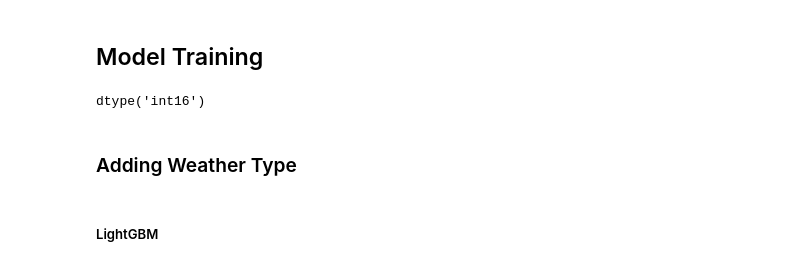
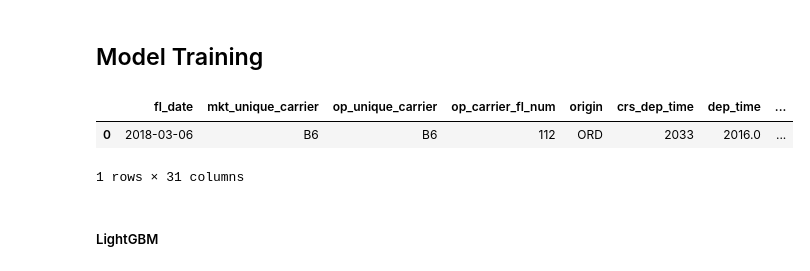
Before and after one commit to sambady3/Predicting-Flight-Delays, a Jupyter notebook: Model_Iterations/Craig - Model_Iterations_02.ipynb, the cells around one changed output. Drawn from its saved outputs; the diff is of its cells as text; code cells hidden in the pictures.

```diff
--- a/Model_Iterations/Craig - Model_Iterations_02.ipynb
+++ b/Model_Iterations/Craig - Model_Iterations_02.ipynb
@@ -158,9 +112,9 @@ df_flight_info["weather_type"] = df_flight_info["weather_type"].astype('category
 df_flight_info["flight_number"] = df_flight_info["flight_number"].astype('category').cat.codes
-# %%
-df_flight_info['flight_number'].dtype
-# %% [output]
-dtype('int16')
-# %% [markdown]
-### Adding Weather Type
+# %%
+df_flight_info.head(1)
+# %% [output]
+|  | fl_date | mkt_unique_carrier | op_unique_carrier | op_carrier_fl_num | origin | crs_dep_time | dep_time | ... |
+| 0 | 2018-03-06 | B6 | B6 | 112 | ORD | 2033 | 2016.0 | ... |
+1 rows × 31 columns
 # %%
 df_flight_info = shuffle(df_flight_info)
```
Also changed, not shown: parts of 32 cells of this notebook, 6 other files.
